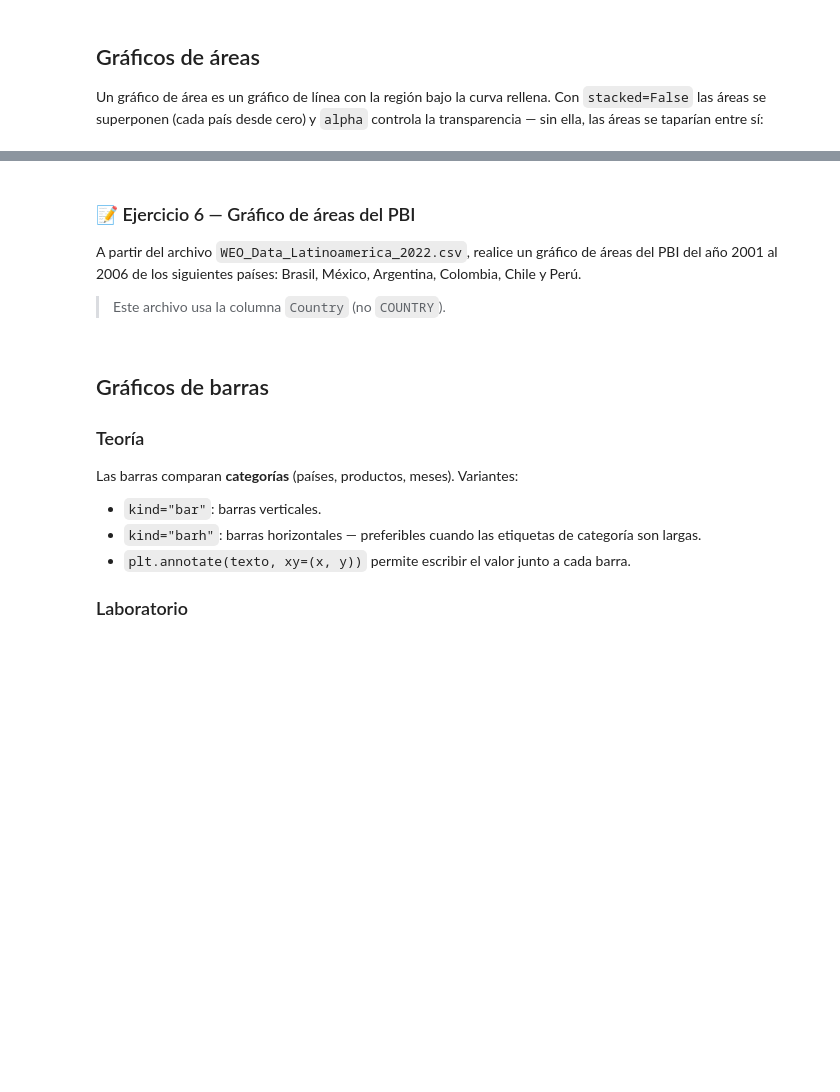
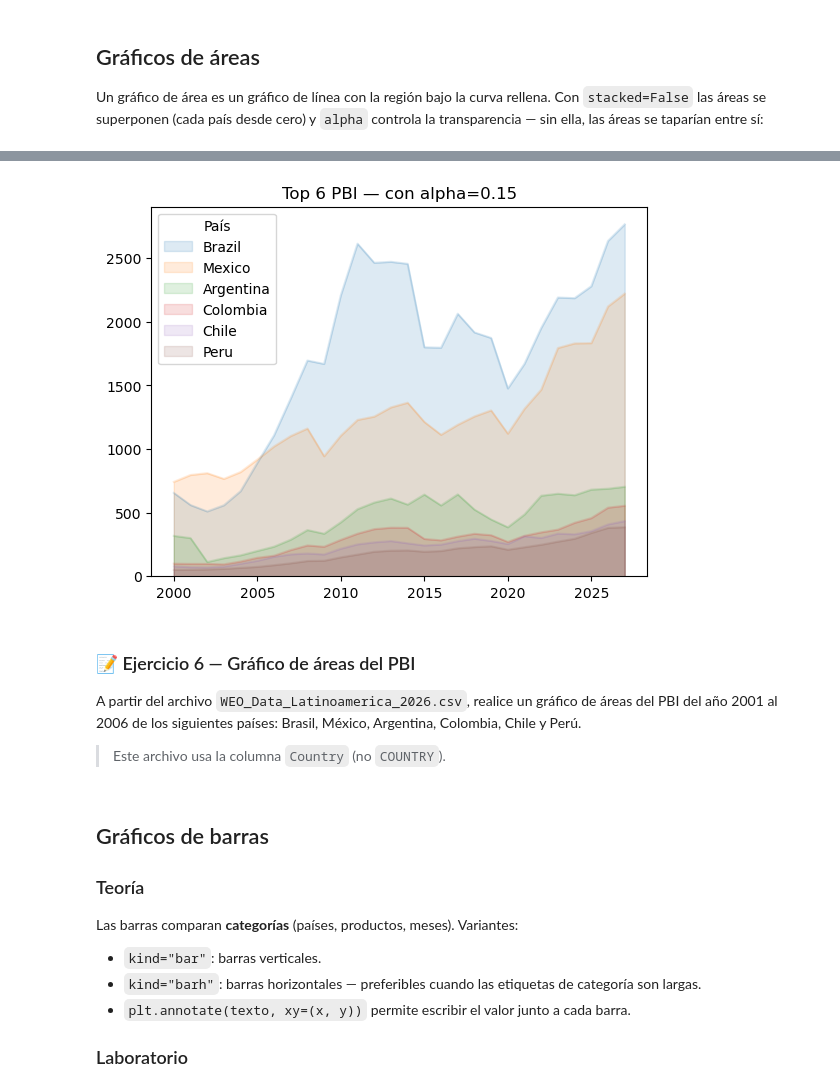
Before and after one commit to jgomezz/cpe_ciencia_datos_python_2026, a Jupyter notebook: mod2_estadistica_y_visualizacion/semana_03_visualization.ipynb, the cells around one changed output, grey strips where cells are left out. Cells and saved outputs as stored; diff of their text form; code cells hidden in the pictures; blank space fills up the shorter version.

```diff
--- a/mod2_estadistica_y_visualizacion/semana_03_visualization.ipynb
+++ b/mod2_estadistica_y_visualizacion/semana_03_visualization.ipynb
@@ -597,11 +599,13 @@ plt.show()
 # %%
-df_top5.plot(kind="area", alpha=0.25, stacked=False)
-plt.title("Top 5 PBI — con alpha=0.25")
+df_top6.plot(kind="area", alpha=0.15, stacked=False)
+plt.title("Top 6 PBI — con alpha=0.15")
 plt.show()
+# %% [output]
+[figure, added]
 # %% [markdown]
 ### 📝 Ejercicio 6 — Gráfico de áreas del PBI
 
-A partir del archivo `WEO_Data_Latinoamerica_2022.csv`, realice un gráfico de áreas del PBI del año 2001 al 2006 de los siguientes países: Brasil, México, Argentina, Colombia, Chile y Perú.
+A partir del archivo `WEO_Data_Latinoamerica_2026.csv`, realice un gráfico de áreas del PBI del año 2001 al 2006 de los siguientes países: Brasil, México, Argentina, Colombia, Chile y Perú.
 
 > Este archivo usa la columna `Country` (no `COUNTRY`).
 # %%
```
Also changed, not shown: parts of 1 cell of this notebook.
